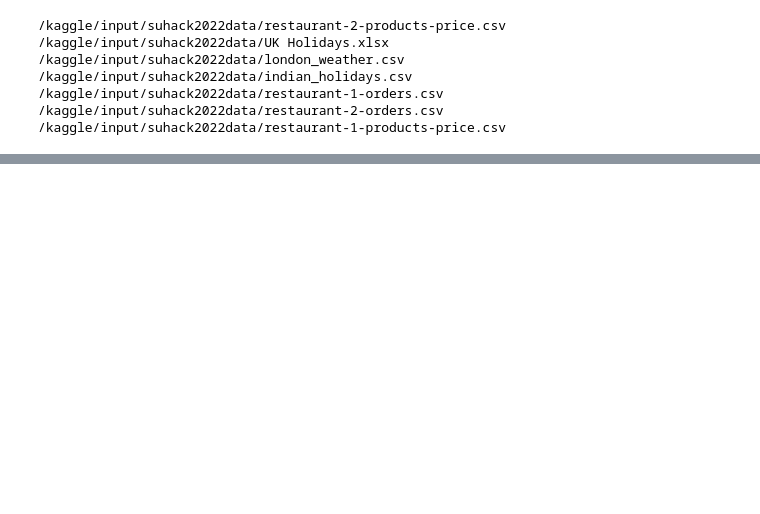
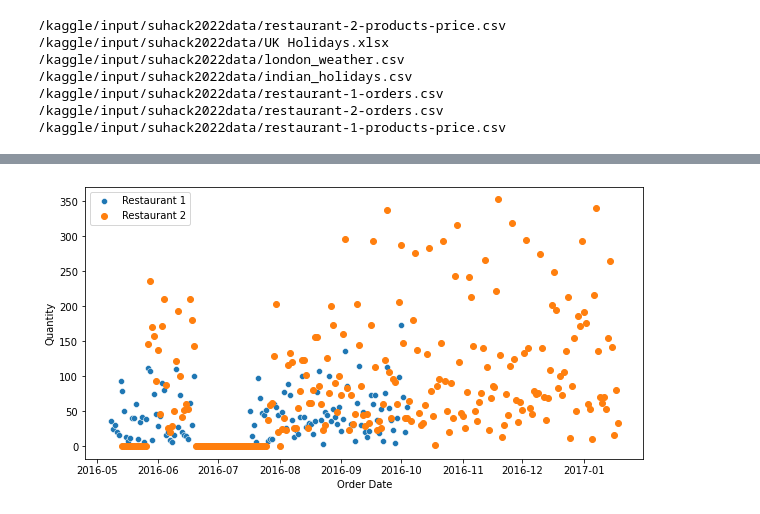
Before and after one commit to Rooitier/tenseandslow, a Jupyter notebook: 2022suhackathontenseandslow.ipynb, the cells around one changed output, grey strips where cells are left out. Cells and saved outputs as stored; diff of their text form; code cells hidden in the pictures; blank space fills up the shorter version.

```diff
--- a/2022suhackathontenseandslow.ipynb
+++ b/2022suhackathontenseandslow.ipynb
@@ -44,0 +87,9 @@ False
+# %%
+# Zooming in to see the precise data time to select the best quality data.
+plt.figure(figsize = (10,5))
+sns.scatterplot(x = rest1grouped['Order Date'].iloc[250:400], y = rest1grouped['Quantity'].iloc[250:400], label = 'Restaurant 1')
+plt.scatter(x = rest2grouped['Order Date'].iloc[150:400], y = rest2grouped['Quantity'].iloc[150:400],label='Restaurant 2')
+plt.legend()
+plt.show()
+# %% [output]
+[figure, added]
```
Also changed, not shown: parts of 9 cells of this notebook.
